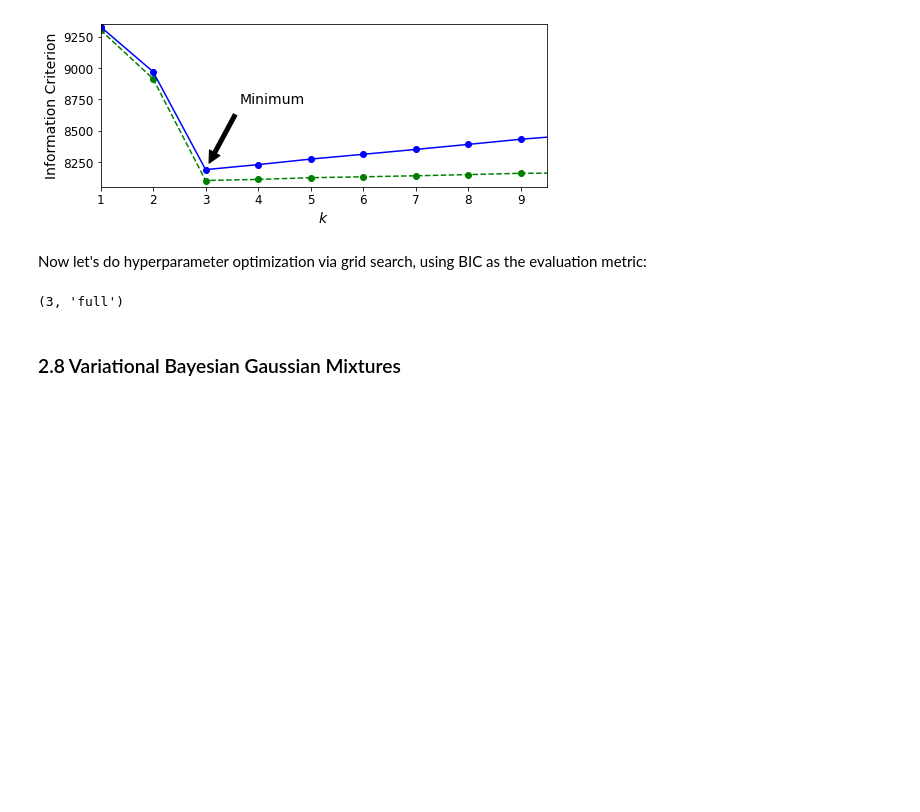
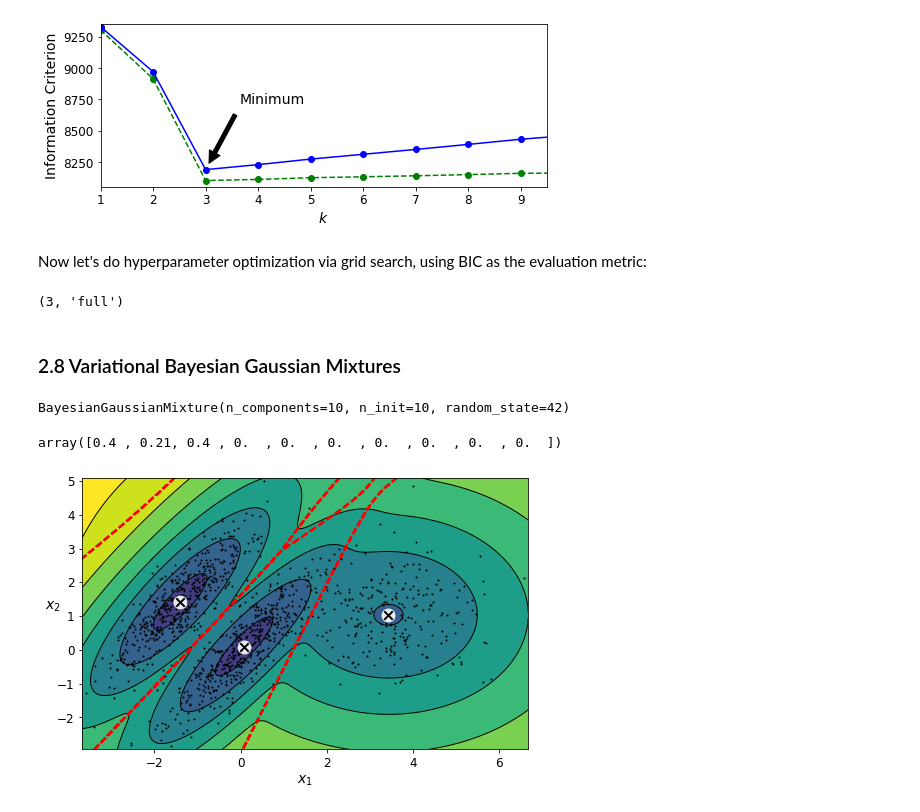
Before and after one commit to williewheeler/stats-demos, a Jupyter notebook: mixture-models/gaussian-mixture-models.ipynb, the cells around one changed output. Drawn from its saved outputs; the diff is of its cells as text; code cells hidden in the pictures; blank space fills up the shorter version.

```diff
--- a/mixture-models/gaussian-mixture-models.ipynb
+++ b/mixture-models/gaussian-mixture-models.ipynb
@@ -454,0 +457,15 @@ best_k, best_covariance_type
+# %%
+bgm = BayesianGaussianMixture(n_components=10, n_init=10, random_state=42)
+bgm.fit(X)
+# %% [output]
+BayesianGaussianMixture(n_components=10, n_init=10, random_state=42)
+# %%
+np.round(bgm.weights_, 2)
+# %% [output]
+array([0.4 , 0.21, 0.4 , 0.  , 0.  , 0.  , 0.  , 0.  , 0.  , 0.  ])
+# %%
+plt.figure(figsize=(8, 5))
+plot_gaussian_mixture(bgm, X)
+plt.show()
+# %% [output]
+[figure, added]
```
Also changed, not shown: parts of 3 cells of this notebook.
